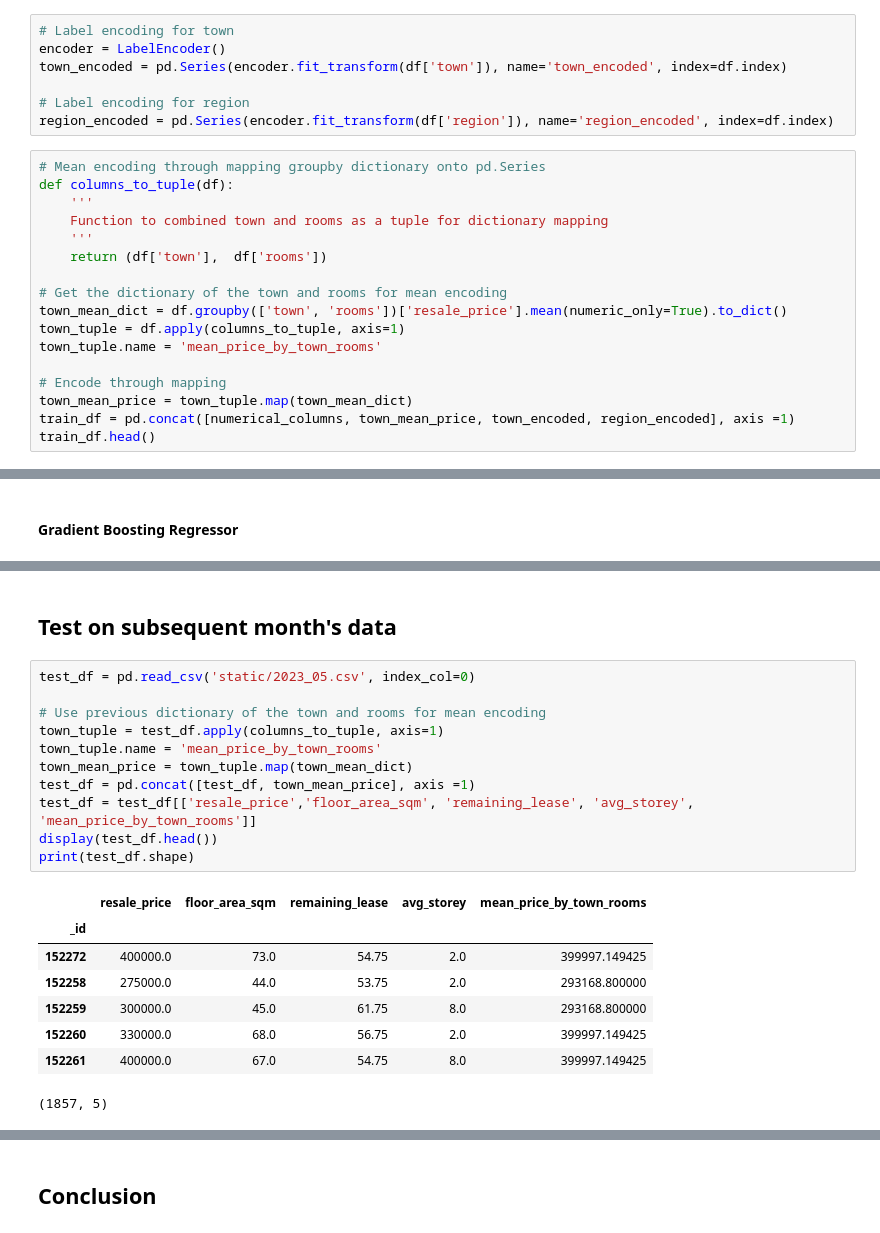
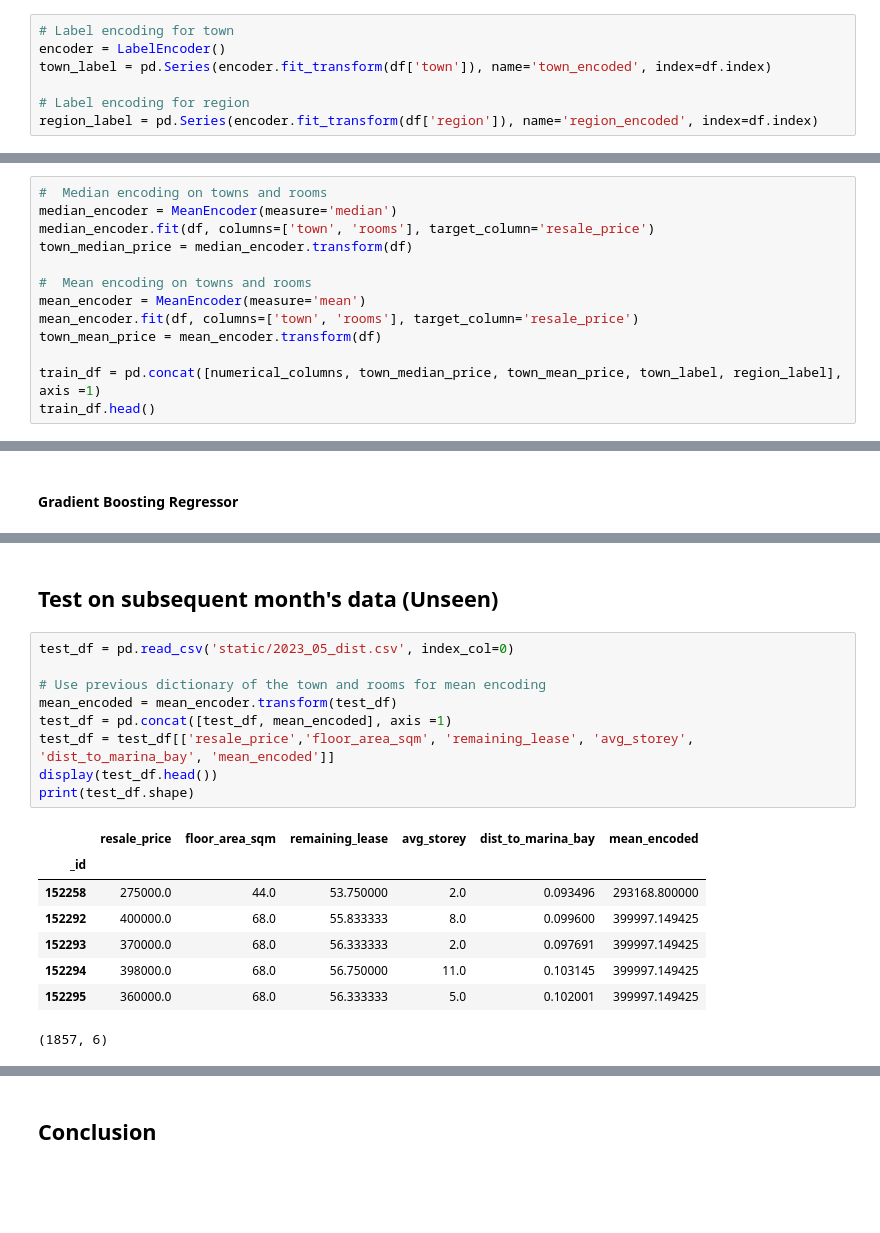
Before and after one commit to sienlonglim/ml_webapp, a Jupyter notebook: model_building.ipynb, the cells around one changed output, grey strips where cells are left out. Saved outputs shown, nothing was run; the diff lists cells and outputs as text; blank space fills up the shorter version.

```diff
--- a/model_building.ipynb
+++ b/model_building.ipynb
@@ -149,24 +155,7 @@ plt.show()
 # %%
 # Label encoding for town
 encoder = LabelEncoder()
-town_encoded = pd.Series(encoder.fit_transform(df['town']), name='town_encoded', index=df.index)
+town_label = pd.Series(encoder.fit_transform(df['town']), name='town_encoded', index=df.index)
 
 # Label encoding for region
-region_encoded = pd.Series(encoder.fit_transform(df['region']), name='region_encoded', index=df.index)
+region_label = pd.Series(encoder.fit_transform(df['region']), name='region_encoded', index=df.index)
-# %%
-# Mean encoding through mapping groupby dictionary onto pd.Series
-def columns_to_tuple(df):
-    '''
-    Function to combined town and rooms as a tuple for dictionary mapping
-    '''
-    return (df['town'],  df['rooms'])
-
-# Get the dictionary of the town and rooms for mean encoding
-town_mean_dict = df.groupby(['town', 'rooms'])['resale_price'].mean(numeric_only=True).to_dict()
-town_tuple = df.apply(columns_to_tuple, axis=1)
-town_tuple.name = 'mean_price_by_town_rooms'
-
-# Encode through mapping
-town_mean_price = town_tuple.map(town_mean_dict)
-train_df = pd.concat([numerical_columns, town_mean_price, town_encoded, region_encoded], axis =1)
-train_df.head()
@@ -180,0 +211,13 @@ train_df.head()
+# %%
+#  Median encoding on towns and rooms
+median_encoder = MeanEncoder(measure='median')
+median_encoder.fit(df, columns=['town', 'rooms'], target_column='resale_price')
+town_median_price = median_encoder.transform(df)
+
+#  Mean encoding on towns and rooms
+mean_encoder = MeanEncoder(measure='mean')
+mean_encoder.fit(df, columns=['town', 'rooms'], target_column='resale_price')
+town_mean_price = mean_encoder.transform(df)
+
+train_df = pd.concat([numerical_columns, town_median_price, town_mean_price, town_label, region_label], axis =1)
+train_df.head()
@@ -329,25 +413,23 @@ Best r2score 0.936
 # %% [markdown]
-## Test on subsequent month's data
+## Test on subsequent month's data (Unseen)
 # %%
-test_df = pd.read_csv('static/2023_05.csv', index_col=0)
+test_df = pd.read_csv('static/2023_05_dist.csv', index_col=0)
 
 # Use previous dictionary of the town and rooms for mean encoding
-town_tuple = test_df.apply(columns_to_tuple, axis=1)
-town_tuple.name = 'mean_price_by_town_rooms'
-town_mean_price = town_tuple.map(town_mean_dict)
-test_df = pd.concat([test_df, town_mean_price], axis =1)
-test_df = test_df[['resale_price','floor_area_sqm', 'remaining_lease', 'avg_storey', 'mean_price_by_town_rooms']]
+mean_encoded = mean_encoder.transform(test_df)
+test_df = pd.concat([test_df, mean_encoded], axis =1)
+test_df = test_df[['resale_price','floor_area_sqm', 'remaining_lease', 'avg_storey', 'dist_to_marina_bay', 'mean_encoded']]
 display(test_df.head())
 print(test_df.shape)
 # %% [output]
-|  | resale_price | floor_area_sqm | remaining_lease | avg_storey | mean_price_by_town_rooms |
-| _id |  |  |  |  |  |
-| 152272 | 400000.0 | 73.0 | 54.75 | 2.0 | 399997.149425 |
-| 152258 | 275000.0 | 44.0 | 53.75 | 2.0 | 293168.800000 |
-| 152259 | 300000.0 | 45.0 | 61.75 | 8.0 | 293168.800000 |
-| 152260 | 330000.0 | 68.0 | 56.75 | 2.0 | 399997.149425 |
-| 152261 | 400000.0 | 67.0 | 54.75 | 8.0 | 399997.149425 |
+|  | resale_price | floor_area_sqm | remaining_lease | avg_storey | dist_to_marina_bay | mean_encoded |
+| _id |  |  |  |  |  |  |
+| 152258 | 275000.0 | 44.0 | 53.750000 | 2.0 | 0.093496 | 293168.800000 |
+| 152292 | 400000.0 | 68.0 | 55.833333 | 8.0 | 0.099600 | 399997.149425 |
+| 152293 | 370000.0 | 68.0 | 56.333333 | 2.0 | 0.097691 | 399997.149425 |
+| 152294 | 398000.0 | 68.0 | 56.750000 | 11.0 | 0.103145 | 399997.149425 |
+| 152295 | 360000.0 | 68.0 | 56.333333 | 5.0 | 0.102001 | 399997.149425 |
-(1857, 5)
+(1857, 6)
 # %%
 X_test = test_df.iloc[:,1:]
 y_test = test_df.iloc[:,0]
```
Also changed, not shown: parts of 23 cells of this notebook, 7 other files.
